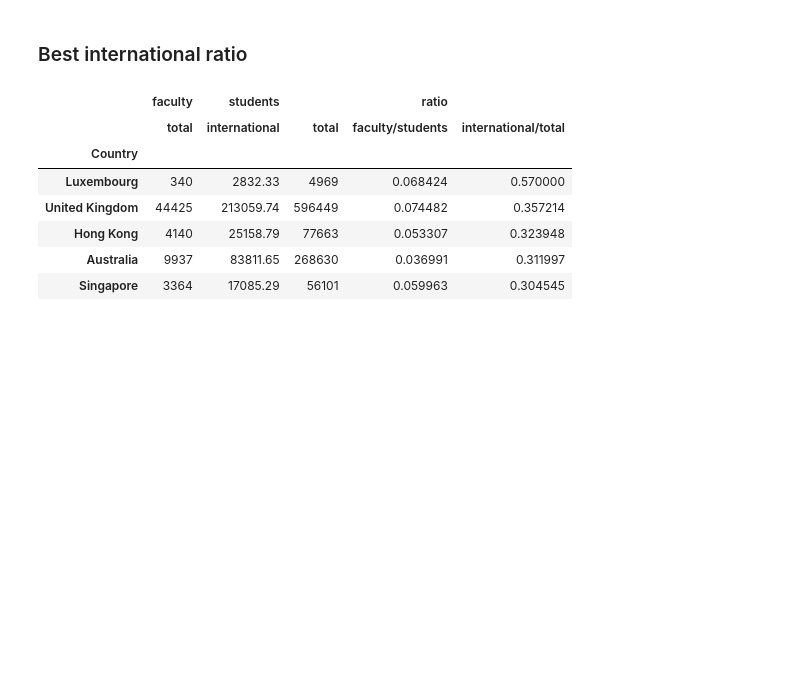
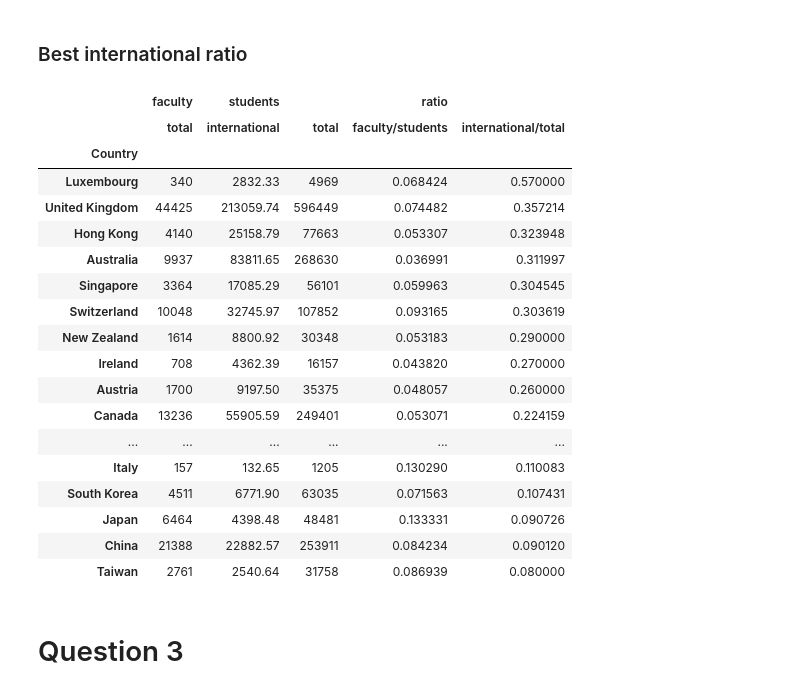
Before and after one commit to cgallay/Ada, a Jupyter notebook: Homework2/Homework2_T.ipynb, the cells around one changed output. Saved outputs shown, nothing was run; the diff lists cells and outputs as text; code cells hidden in the pictures; blank space fills up the shorter version.

```diff
--- a/Homework2/Homework2_T.ipynb
+++ b/Homework2/Homework2_T.ipynb
@@ -13,9 +13,9 @@ Both were returned in form of JSON
 # %%
-r_rank_THE = requests.get('https://www.timeshighereducation.com/sites/default/files/the_data_rankings/world_university_rankings_2018_limit0_369a9045a203e176392b9fb8f8c1cb2a.json')
-r_rank_QS = requests.get('https://www.topuniversities.com/sites/default/files/qs-rankings-data/357051.txt?_=1508593854921')
+r_THE = requests.get('https://www.timeshighereducation.com/sites/default/files/the_data_rankings/world_university_rankings_2018_limit0_369a9045a203e176392b9fb8f8c1cb2a.json')
+r_QS = requests.get('https://www.topuniversities.com/sites/default/files/qs-rankings-data/357051.txt?_=1508593854921')
 
-rank_THE = r_rank_THE.json() #ranking data for timeshighereducation.com
-rank_QS = r_rank_QS.json()  #ranking data for topuniversities.com
+data_THE = r_THE.json() #ranking data for timeshighereducation.com
+data_QS = r_QS.json()  #ranking data for topuniversities.com
 # %% [markdown]
 ##### We only took the data part for each json, which is of interest
 # %%
@@ -26,13 +26,14 @@ print(list(rank_QS.keys()))
 ['data']
+# %%
+df_rank_THE = pd.DataFrame(data_THE['data'])
+df_rank_QS = pd.DataFrame(data_QS['data'])
 # %% [markdown]
 ##### We create the two dataframes and drop all the universites ranked above 200
 # %%
-df_rank_THE = pd.DataFrame(rank_THE['data'])
-df_rank_QS = pd.DataFrame(rank_QS['data'])
+# We need to clean the rankings in replacing first special characters
 
-# We need to clean the rankings in replacing first special characters
-df_rank_THE['rank'] = df_rank_THE['rank'].apply(lambda x: int(x.replace('=', '').replace('–', '').replace('+', '')))
+df_rank_THE['rank'] = df_rank_THE['rank'].replace("=|–|+", "", regex=True).astype(int)
 df_rank_THE = df_rank_THE.drop(df_rank_THE[df_rank_THE['rank'] > 200].index)
 
-df_rank_QS['rank_display'] = df_rank_QS['rank_display'].apply(lambda x: int(x.replace('=', '').replace('-', '').replace('+', '')))
+df_rank_QS['rank_display'] = df_rank_QS['rank_display'].replace("=|-|+", "", regex=True).astype(int)
 df_rank_QS = df_rank_QS.drop(df_rank_QS[df_rank_QS['rank_display'] > 200].index)
@@ -269,8 +271,8 @@ THE_ratio_country = df_rank_THE.copy()
 THE_ratio_country = THE_ratio_country.groupby([('', 'Country')]).sum()[['faculty', 'students']]
 THE_ratio_country.index.name = 'Country'
 
-THE_ratio_country['ratio', 'faculty/students'] = [row._1/row._3 for row in THE_ratio_country.itertuples()]
-THE_ratio_country['ratio', 'international/total'] = [row._2/row._3 for row in THE_ratio_country.itertuples()]
+THE_ratio_country['ratio', 'faculty/students'] = THE_ratio_country['faculty', 'total']/THE_ratio_country['students', 'total']
+THE_ratio_country['ratio', 'international/total'] = THE_ratio_country['students', 'international']/THE_ratio_country['students', 'total']
 # %% [markdown]
 ### Best faculty/student ratio
 # %%
@@ -287,13 +289,26 @@ THE_ratio_country.sort_values(('ratio', 'faculty/students'), ascending=False).he
 # %% [markdown]
 ### Best international ratio
 # %%
-THE_ratio_country.sort_values(('ratio', 'international/total'), ascending=False).head()
+THE_ratio_country.sort_values(('ratio', 'international/total'), ascending=False)
 # %% [output]
 |  | faculty | students |  | ratio |  |
 |  | total | international | total | faculty/students | international/total |
 | Country |  |  |  |  |  |
 | Luxembourg | 340 | 2832.33 | 4969 | 0.068424 | 0.570000 |
 | United Kingdom | 44425 | 213059.74 | 596449 | 0.074482 | 0.357214 |
 | Hong Kong | 4140 | 25158.79 | 77663 | 0.053307 | 0.323948 |
 | Australia | 9937 | 83811.65 | 268630 | 0.036991 | 0.311997 |
 | Singapore | 3364 | 17085.29 | 56101 | 0.059963 | 0.304545 |
+| Switzerland | 10048 | 32745.97 | 107852 | 0.093165 | 0.303619 |
+| New Zealand | 1614 | 8800.92 | 30348 | 0.053183 | 0.290000 |
+| Ireland | 708 | 4362.39 | 16157 | 0.043820 | 0.270000 |
+| Austria | 1700 | 9197.50 | 35375 | 0.048057 | 0.260000 |
+| Canada | 13236 | 55905.59 | 249401 | 0.053071 | 0.224159 |
+| ... | ... | ... | ... | ... | ... |
+| Italy | 157 | 132.65 | 1205 | 0.130290 | 0.110083 |
+| South Korea | 4511 | 6771.90 | 63035 | 0.071563 | 0.107431 |
+| Japan | 6464 | 4398.48 | 48481 | 0.133331 | 0.090726 |
+| China | 21388 | 22882.57 | 253911 | 0.084234 | 0.090120 |
+| Taiwan | 2761 | 2540.64 | 31758 | 0.086939 | 0.080000 |
+# %% [markdown]
+# Question 3
```
Also changed, not shown: parts of 15 cells of this notebook.
